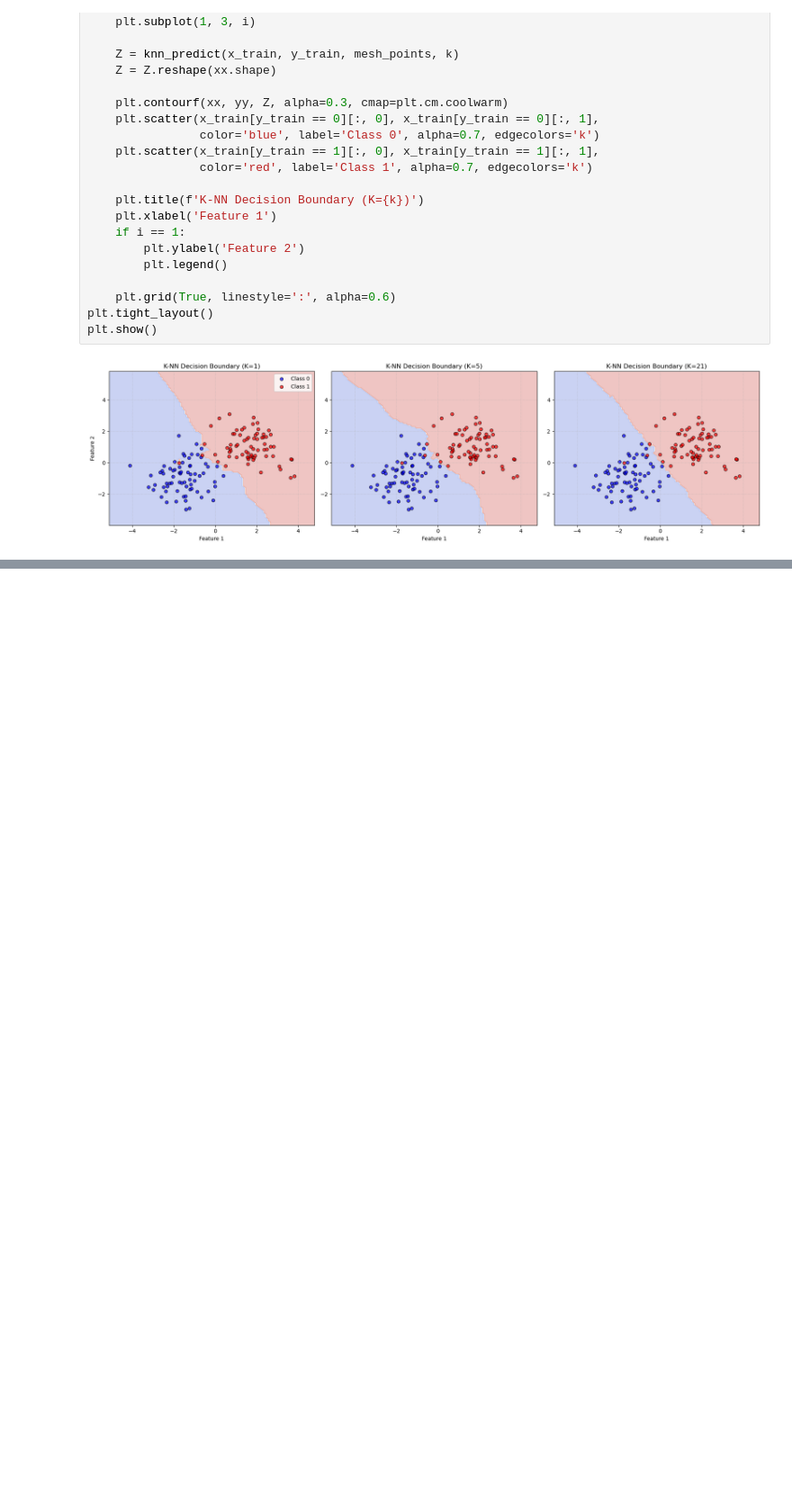
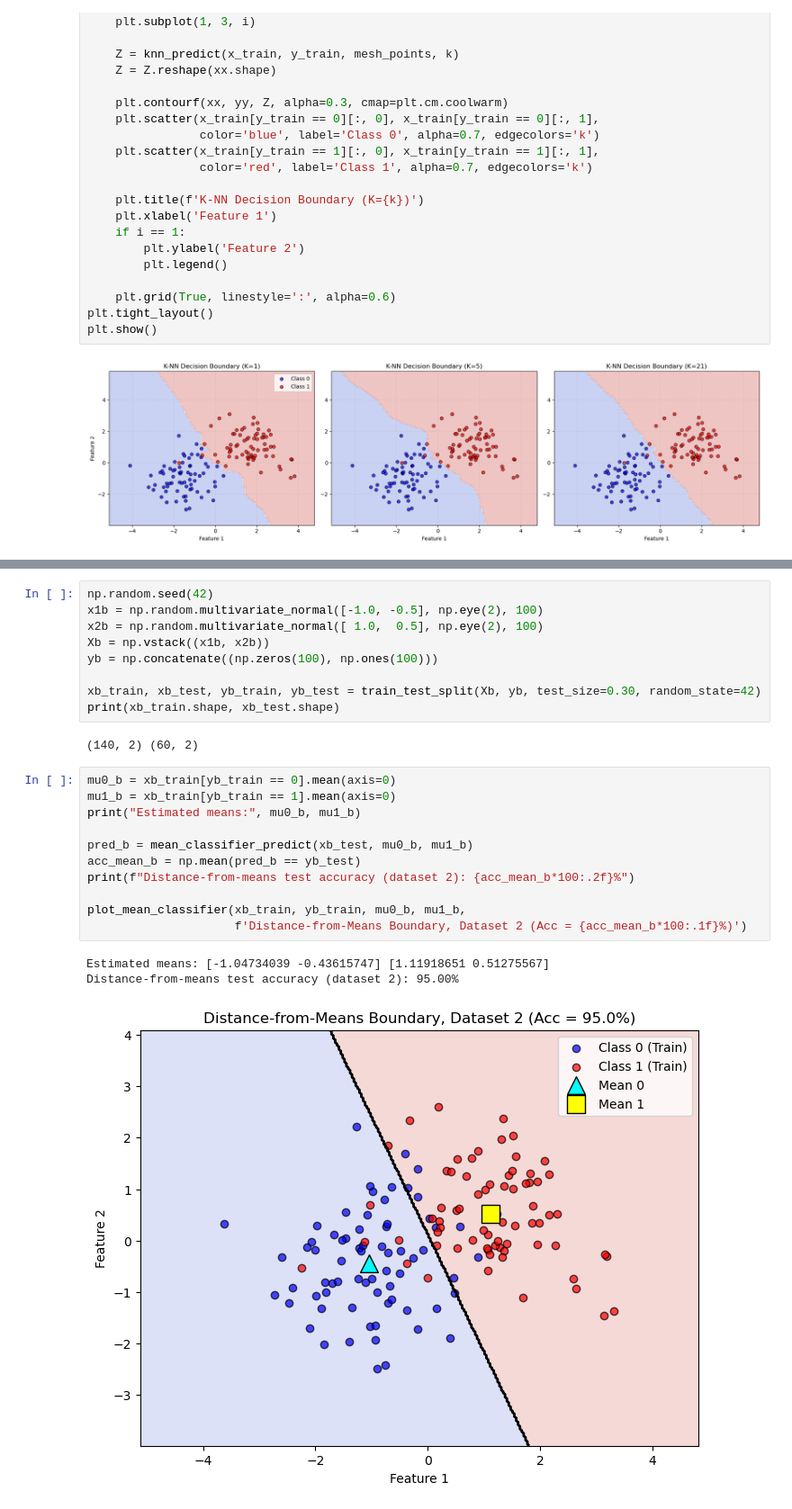
Before and after one commit to VirajBPatel22/DAU-MTech-Journey, a Jupyter notebook: sem 1/Machine Learning/Lab/lab 6/202611047_lab6.ipynb, the cells around one changed output, grey strips where cells are left out. Shown at 90% size. Saved outputs shown, nothing was run; the diff lists cells and outputs as text; blank space fills up the shorter version.

```diff
--- a/sem 1/Machine Learning/Lab/lab 6/202611047_lab6.ipynb
+++ b/sem 1/Machine Learning/Lab/lab 6/202611047_lab6.ipynb
@@ -177,0 +205,26 @@ plt.show()
+# %%
+np.random.seed(42)
+x1b = np.random.multivariate_normal([-1.0, -0.5], np.eye(2), 100)
+x2b = np.random.multivariate_normal([ 1.0,  0.5], np.eye(2), 100)
+Xb = np.vstack((x1b, x2b))
+yb = np.concatenate((np.zeros(100), np.ones(100)))
+
+xb_train, xb_test, yb_train, yb_test = train_test_split(Xb, yb, test_size=0.30, random_state=42)
+print(xb_train.shape, xb_test.shape)
+# %% [output]
+(140, 2) (60, 2)
+# %%
+mu0_b = xb_train[yb_train == 0].mean(axis=0)
+mu1_b = xb_train[yb_train == 1].mean(axis=0)
+print("Estimated means:", mu0_b, mu1_b)
+
+pred_b = mean_classifier_predict(xb_test, mu0_b, mu1_b)
+acc_mean_b = np.mean(pred_b == yb_test)
+print(f"Distance-from-means test accuracy (dataset 2): {acc_mean_b*100:.2f}%")
+
+plot_mean_classifier(xb_train, yb_train, mu0_b, mu1_b,
+                     f'Distance-from-Means Boundary, Dataset 2 (Acc = {acc_mean_b*100:.1f}%)')
+# %% [output]
+Estimated means: [-1.04734039 -0.43615747] [1.11918651 0.51275567]
+Distance-from-means test accuracy (dataset 2): 95.00%
+[figure, added]
```
Also changed, not shown: parts of 11 cells of this notebook, 32 other files.
